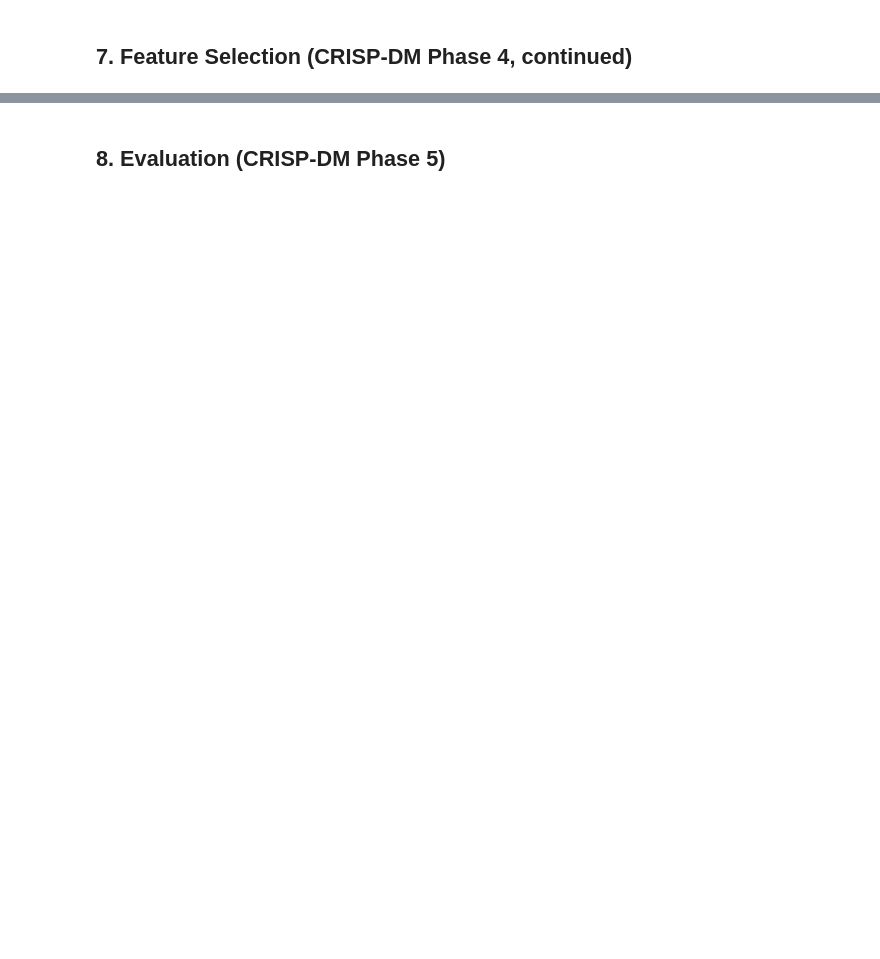
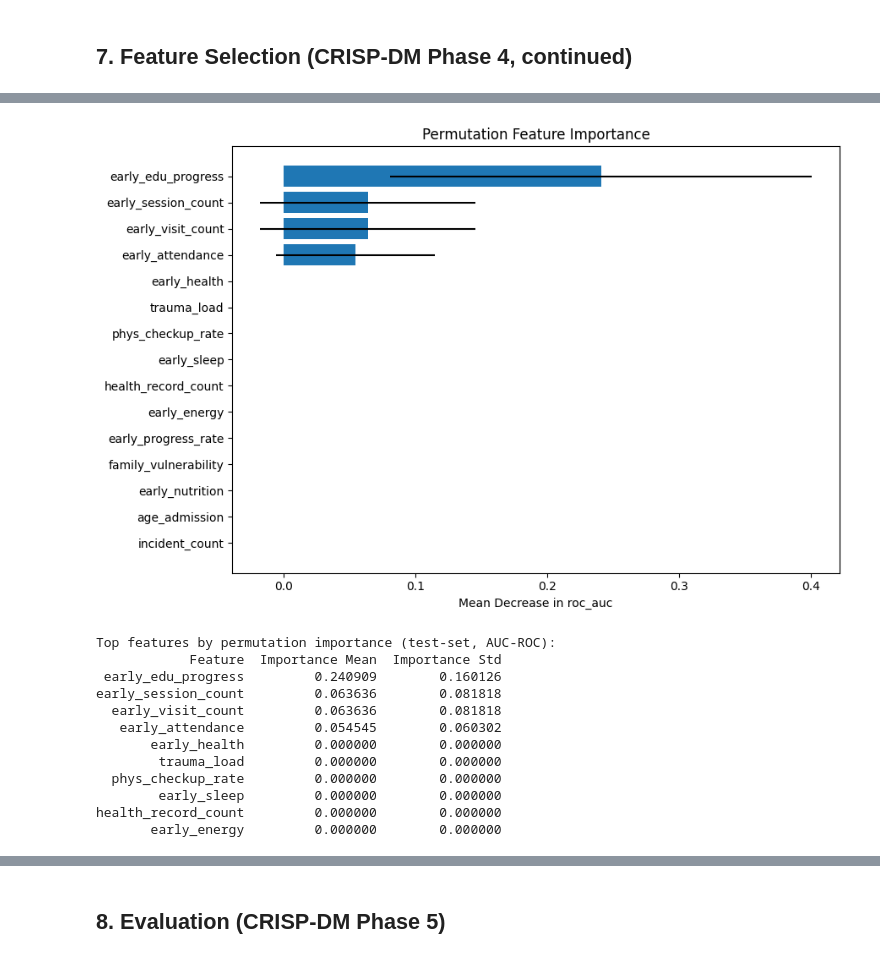
Before and after one commit to d-rex14/intex2, a Jupyter notebook: ml-pipelines/resident-wellbeing-prediction.ipynb, the cells around one changed output, grey strips where cells are left out. Saved outputs shown, nothing was run; the diff lists cells and outputs as text; code cells hidden in the pictures; blank space fills up the shorter version.

```diff
--- a/ml-pipelines/resident-wellbeing-prediction.ipynb
+++ b/ml-pipelines/resident-wellbeing-prediction.ipynb
@@ -64,6 +64,6 @@ from pathlib import Path
 import warnings
 warnings.filterwarnings('ignore')
 
-DATA_DIR     = Path('../data/lighthouse_csv_v7')
+DATA_DIR     = Path('../data/raw')
 RANDOM_STATE = 42
 print('Imports OK.')
@@ -700,11 +939,26 @@ feature_importance_plot(
 # %%
 # ── Permutation importance — unbiased, test-set (Ch. 16) ──────────────────────
+# X_test_prep is post-ColumnTransformer; use final estimator only (not full Pipeline)
 pfi = permutation_importance_report(
-    best_gbc, X_test_prep, y_clf_test.values, feature_names_out,
+    best_gbc.named_steps['model'], X_test_prep, y_clf_test.values, feature_names_out,
     n_repeats=10, scoring='roc_auc', top_n=15
 )
 print('\nTop features by permutation importance (test-set, AUC-ROC):')
 print(pfi.head(10).to_string(index=False))
+# %% [output]
+[figure, added]
+Top features by permutation importance (test-set, AUC-ROC):
+            Feature  Importance Mean  Importance Std
+ early_edu_progress         0.240909        0.160126
+early_session_count         0.063636        0.081818
+  early_visit_count         0.063636        0.081818
+   early_attendance         0.054545        0.060302
+       early_health         0.000000        0.000000
+        trauma_load         0.000000        0.000000
+  phys_checkup_rate         0.000000        0.000000
+        early_sleep         0.000000        0.000000
+health_record_count         0.000000        0.000000
+       early_energy         0.000000        0.000000
 # %%
 # ── Logistic regression coefficient plot (interpretable model, Ch. 13) ────────
 lr_pipe.fit(X_clf_train, y_clf_train)
```
Also changed, not shown: parts of 43 cells of this notebook, 23 other files.
